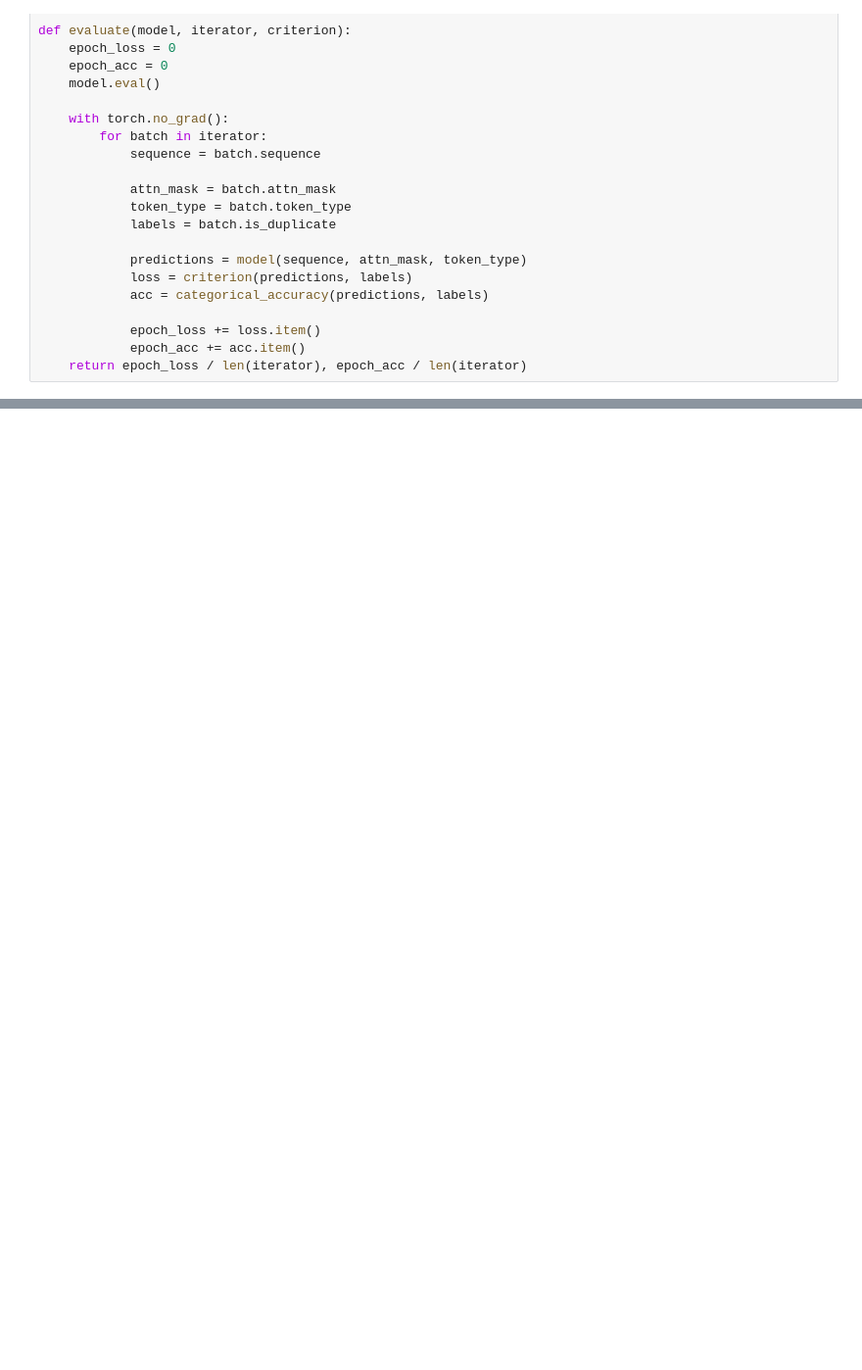
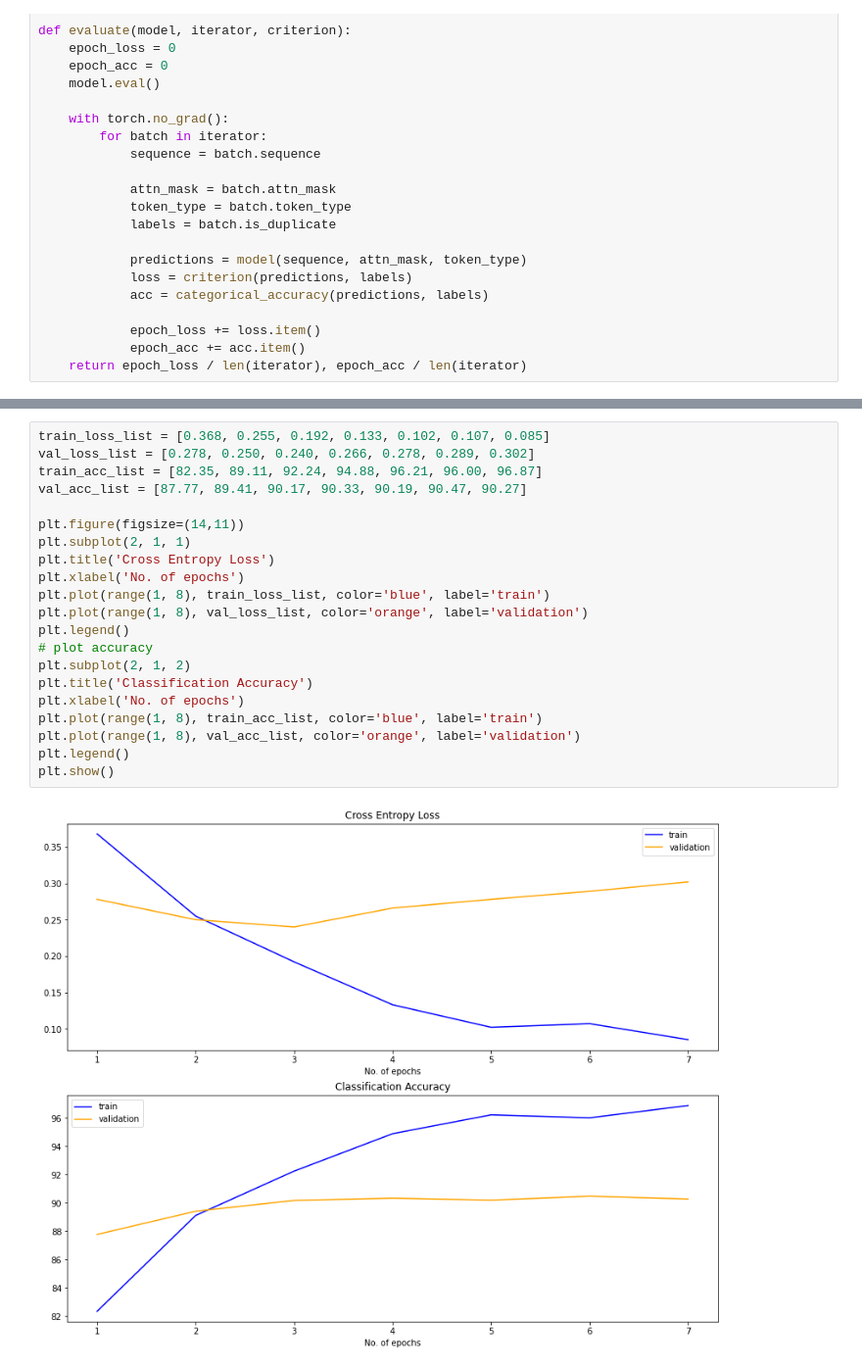
Before and after one commit to Yung-Jer/duplicate-questions-pair-detection, a Jupyter notebook: src/bert.ipynb, the cells around one changed output, grey strips where cells are left out. Shown at 98% size. Drawn from its saved outputs; the diff is of its cells as text; blank space fills up the shorter version.

```diff
--- a/src/bert.ipynb
+++ b/src/bert.ipynb
@@ -419 +443,24 @@ print(train_loss_list, train_acc_list, valid_loss_list, valid_acc_list)
+# %%
+train_loss_list = [0.368, 0.255, 0.192, 0.133, 0.102, 0.107, 0.085]
+val_loss_list = [0.278, 0.250, 0.240, 0.266, 0.278, 0.289, 0.302]
+train_acc_list = [82.35, 89.11, 92.24, 94.88, 96.21, 96.00, 96.87]
+val_acc_list = [87.77, 89.41, 90.17, 90.33, 90.19, 90.47, 90.27]
+
+plt.figure(figsize=(14,11))
+plt.subplot(2, 1, 1)
+plt.title('Cross Entropy Loss')
+plt.xlabel('No. of epochs')
+plt.plot(range(1, 8), train_loss_list, color='blue', label='train')
+plt.plot(range(1, 8), val_loss_list, color='orange', label='validation')
+plt.legend()
+# plot accuracy
+plt.subplot(2, 1, 2)
+plt.title('Classification Accuracy')
+plt.xlabel('No. of epochs')
+plt.plot(range(1, 8), train_acc_list, color='blue', label='train')
+plt.plot(range(1, 8), val_acc_list, color='orange', label='validation')
+plt.legend()
+plt.show()
+# %% [output]
+[figure, added]
 # %%
```
Also changed, not shown: parts of 24 cells of this notebook, 2 other files.
